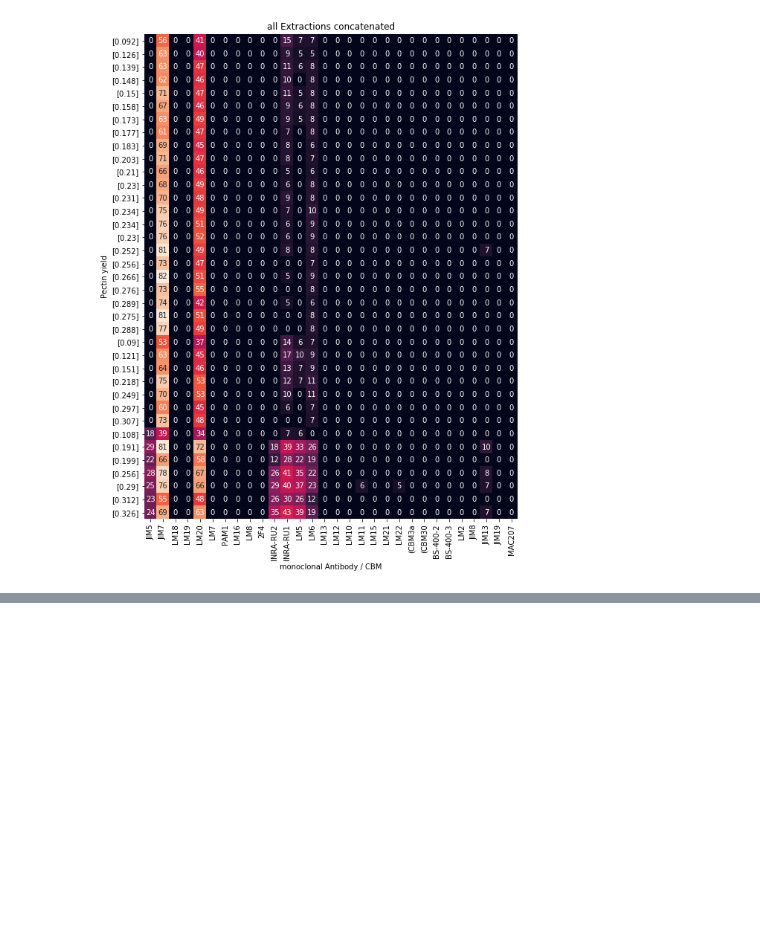
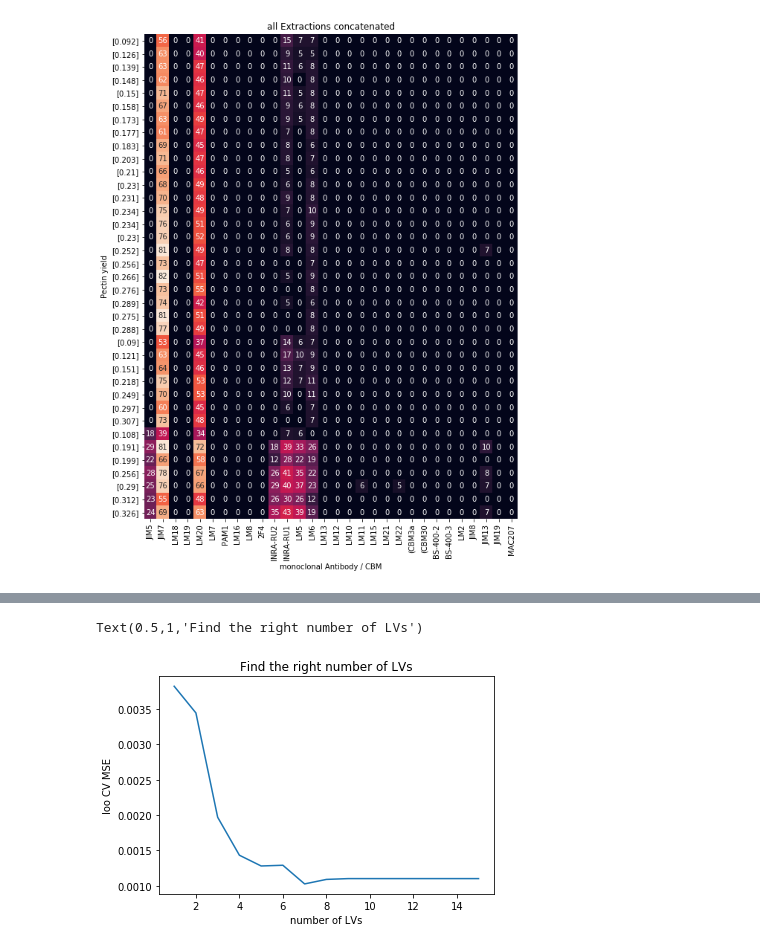
Before and after one commit to DTUComputeStatisticsAndDataAnalysis/MBPLS, a Jupyter notebook: examples/CarbohydrateMicroarrays/Carbohydrate_Microarray_PLS.ipynb, the cells around one changed output, grey strips where cells are left out. Cells and saved outputs as stored; diff of their text form; code cells hidden in the pictures; blank space fills up the shorter version.

```diff
--- a/examples/CarbohydrateMicroarrays/Carbohydrate_Microarray_PLS.ipynb
+++ b/examples/CarbohydrateMicroarrays/Carbohydrate_Microarray_PLS.ipynb
@@ -57,0 +56,19 @@ True
+# %%
+from mbpls.mbpls import MBPLS
+from sklearn.model_selection import cross_val_predict
+from sklearn.metrics import mean_squared_error
+
+MSEs = []
+for lv in range(15):
+    mbpls = MBPLS(n_components=lv+1, method='NIPALS')
+    prediction = cross_val_predict(mbpls, extractions_all, yield_all, cv=len(extractions_all))
+    prediction = pd.DataFrame(prediction)
+    MSEs.append(mean_squared_error(prediction, yield_all))
+
+plt.plot(np.arange(1,16), MSEs)
+plt.xlabel('number of LVs')
+plt.ylabel('loo CV MSE')
+plt.title('Find the right number of LVs')
+# %% [output]
+Text(0.5,1,'Find the right number of LVs')
+[figure, added]
```
Also changed, not shown: parts of 13 cells of this notebook.
